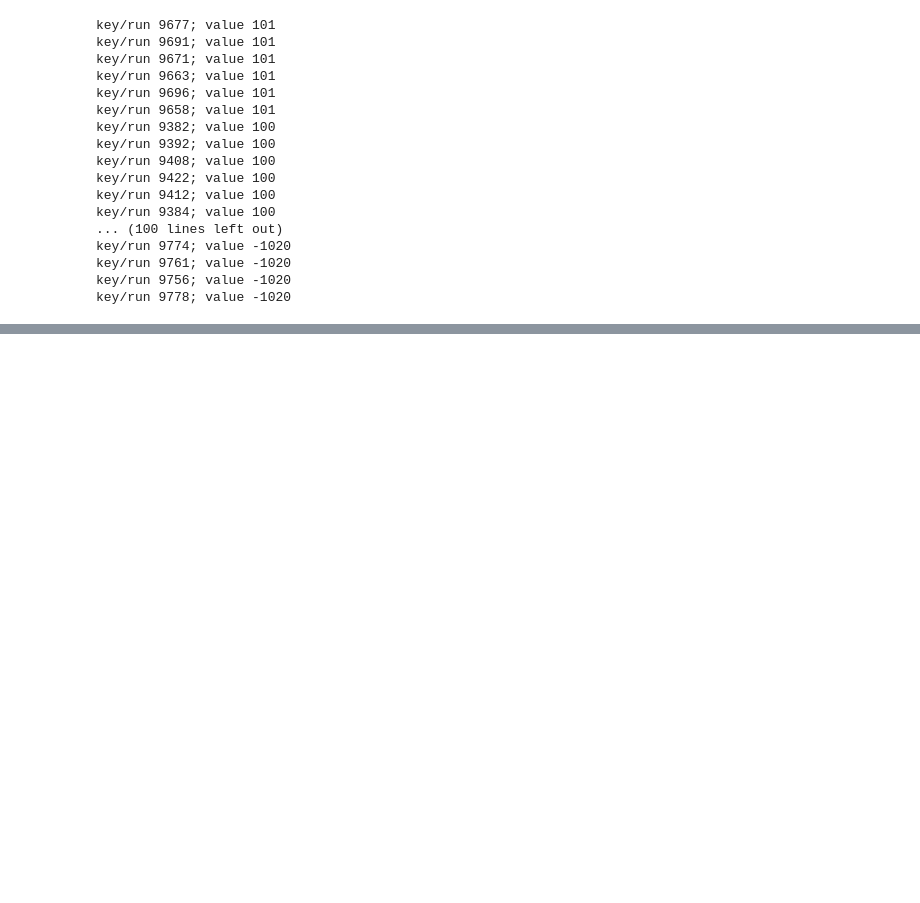
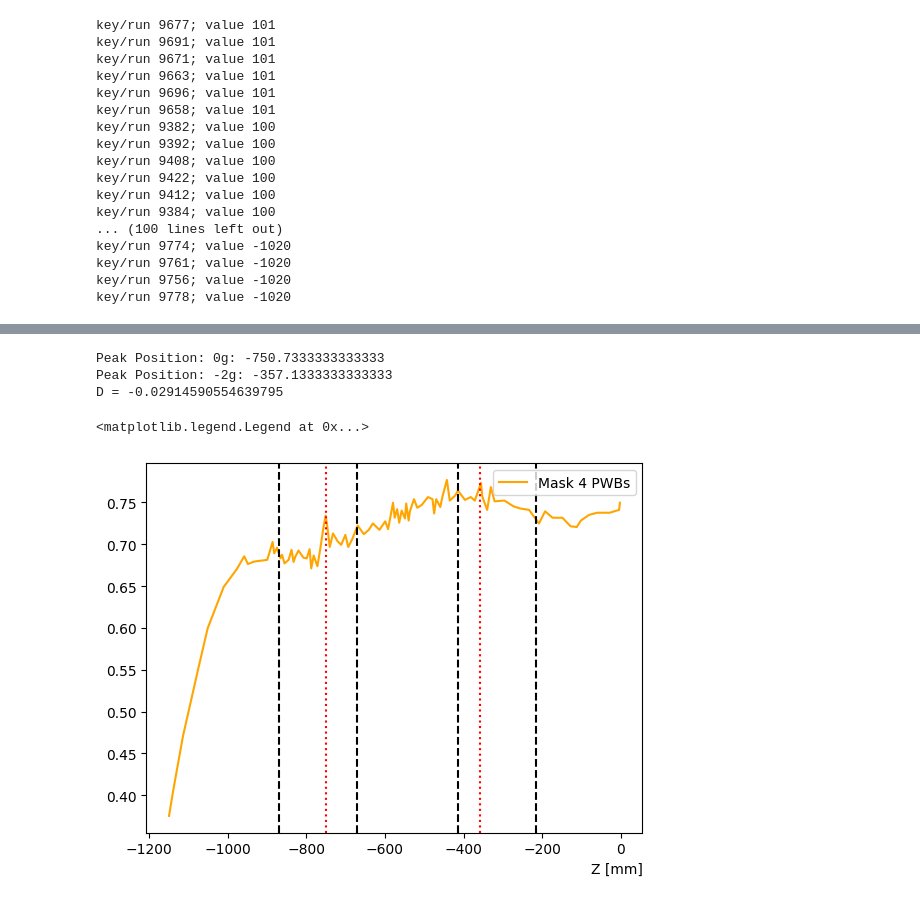
Before and after one commit to Adrianodelvincio/alphag_frequentist_analysis_2025, a Jupyter notebook: v1/Preliminary_Scurve_2025.ipynb, the cells around one changed output, grey strips where cells are left out. Saved outputs shown, nothing was run; the diff lists cells and outputs as text; code cells hidden in the pictures; blank space fills up the shorter version.

```diff
--- a/v1/Preliminary_Scurve_2025.ipynb
+++ b/v1/Preliminary_Scurve_2025.ipynb
@@ -1008,6 +1005,8 @@ dataset_2025["Z"][mask & mask_time].plot(kind = 'hist',
                                          density = True,
                                          ax = ax1)
 
+counts_0g_2025, zbins  = np.histogram(dataset_2025["Z"][mask & mask_time], range = [zmin, zmax], bins = 30)
+
 # WaitForQuasitrapped, or boil off
 waitForQuasiTrapped_start, waitForQuasiTrapped_stop = ReadTheSpill("ag14106/ag14106.vertex.csv", "\"WaitForQuasitrapped\"[0]")
 waitForQuasiTrapped_start1, waitForQuasiTrapped_stop1 = ReadTheSpill("ag14106/ag14106.vertex.csv", "\"WaitForQuasitrapped\"[1]")
@@ -1029,6 +1028,9 @@ dataset_2025["Z"][mask & mask_time].plot(kind = 'hist',
                                          density = True,
                                          ax = ax2)
 
+counts_m2g_2025  , zbins = np.histogram(dataset_2025["Z"][mask & mask_time], range = [zmin, zmax], bins = 30)
+print(zbins,counts_m2g_2025)
+
 ax2.minorticks_on()
 ax2.set_xlim(zmin, zmax)
 ax2.set_xlabel("Z [mm]",loc = "right")
@@ -1064,0 +1070,37 @@ ag14106/ag14106.vertex.csv
+# %%
+zpoints, efficiency = np.loadtxt("../CSV/Efficiency-vs-Z.csv", unpack = True, skiprows = 1, delimiter = ',')
+#print(type(zpoints), zpoints)
+
+efficiency_vs_z = CubicSpline(zpoints, efficiency)
+
+weighted_eff_down = 0
+for z, count in zip(zbins,counts_0g_2025):
+    # efficiency weighted for the counts
+    efficiency_vs_z(z) * count
+
+# Detector Asymmetry Calculation from MC
+indx = np.argmax(counts_0g_2025) # find the peak of the histogram
+peak_down = zbins[indx] + np.diff(zbins)[0]/2
+eps_down = efficiency_vs_z(zbins[indx] + np.diff(zbins)[0]/2)
+print(f"Peak Position: 0g: {zbins[indx] + np.diff(zbins)[0]/2}")
+indx = np.argmax(counts_m2g_2025) # find the peak of the histogram
+peak_up = zbins[indx] + np.diff(zbins)[0]/2
+eps_up = efficiency_vs_z(zbins[indx] + np.diff(zbins)[0]/2)
+print(f"Peak Position: -2g: {zbins[indx] + np.diff(zbins)[0]/2}")
+print(f"D = {(eps_down - eps_up) / (eps_up + eps_down)}")
+
+plt.plot(zpoints, efficiency, "-", color = "orange", label = "Mask 4 PWBs")
+plt.xlabel("Z [mm]",loc = "right")
+plt.axvline(ZCUTS.zmax, color = "black", linestyle = "--")
+plt.axvline(ZCUTS.zmin, color = "black", linestyle = "--")
+plt.axvline(ZCUTS.zgap_min, color = "black", linestyle = "--")
+plt.axvline(ZCUTS.zgap_max, color = "black", linestyle = "--")
+plt.axvline(peak_down, color = "red", linestyle = "dotted")
+plt.axvline(peak_up, color = "red", linestyle = "dotted")
+plt.legend()
+# %% [output]
+Peak Position: 0g: -750.7333333333333
+Peak Position: -2g: -357.1333333333333
+D = -0.02914590554639795
+<matplotlib.legend.Legend at 0x...>
+[figure, added]
```
Also changed, not shown: parts of 8 cells of this notebook, 15 other files.
